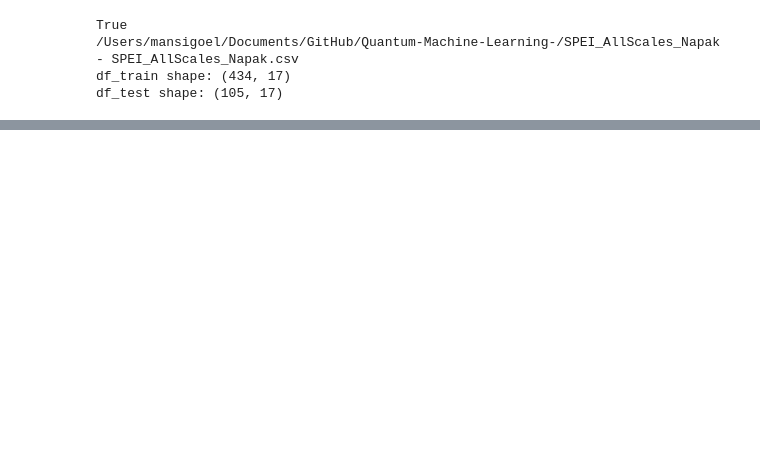
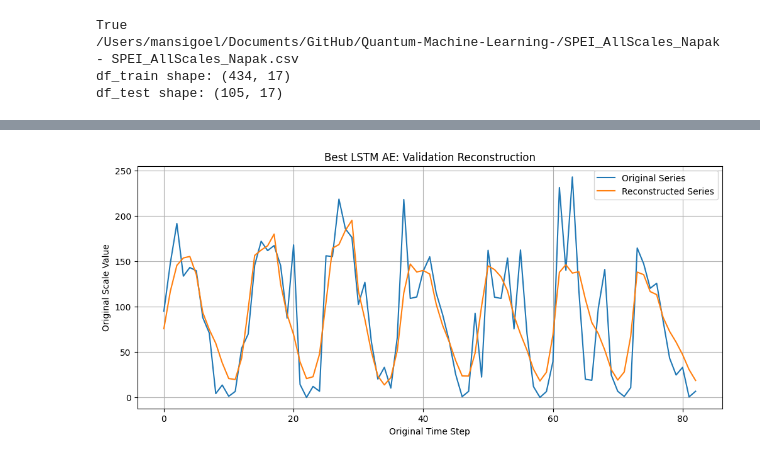
Before and after one commit to tripathydevjyoti/Quantum-Machine-Learning-, a Jupyter notebook: data-re upload/experiments/tune_lstm_ae.ipynb, the cells around one changed output, grey strips where cells are left out. Cells and saved outputs as stored; diff of their text form; code cells hidden in the pictures; blank space fills up the shorter version.

```diff
--- a/data-re upload/experiments/tune_lstm_ae.ipynb
+++ b/data-re upload/experiments/tune_lstm_ae.ipynb
@@ -239,0 +307,9 @@ Save path: lstm_ae_tuning_latent6_window20/run_003_lr_0.01_bs_64_latent_6_win_20
+# %%
+plot_reconstructed_series(
+    original_windows=best_lstm_results["X_val"],
+    reconstructed_windows=best_lstm_results["X_val_reconstructed"],
+    scaler=best_lstm_results["scaler"],
+    title="Best LSTM AE: Validation Reconstruction",
+)
+# %% [output]
+[figure, added]
```
Also changed, not shown: parts of 5 cells of this notebook, 16 other files.
